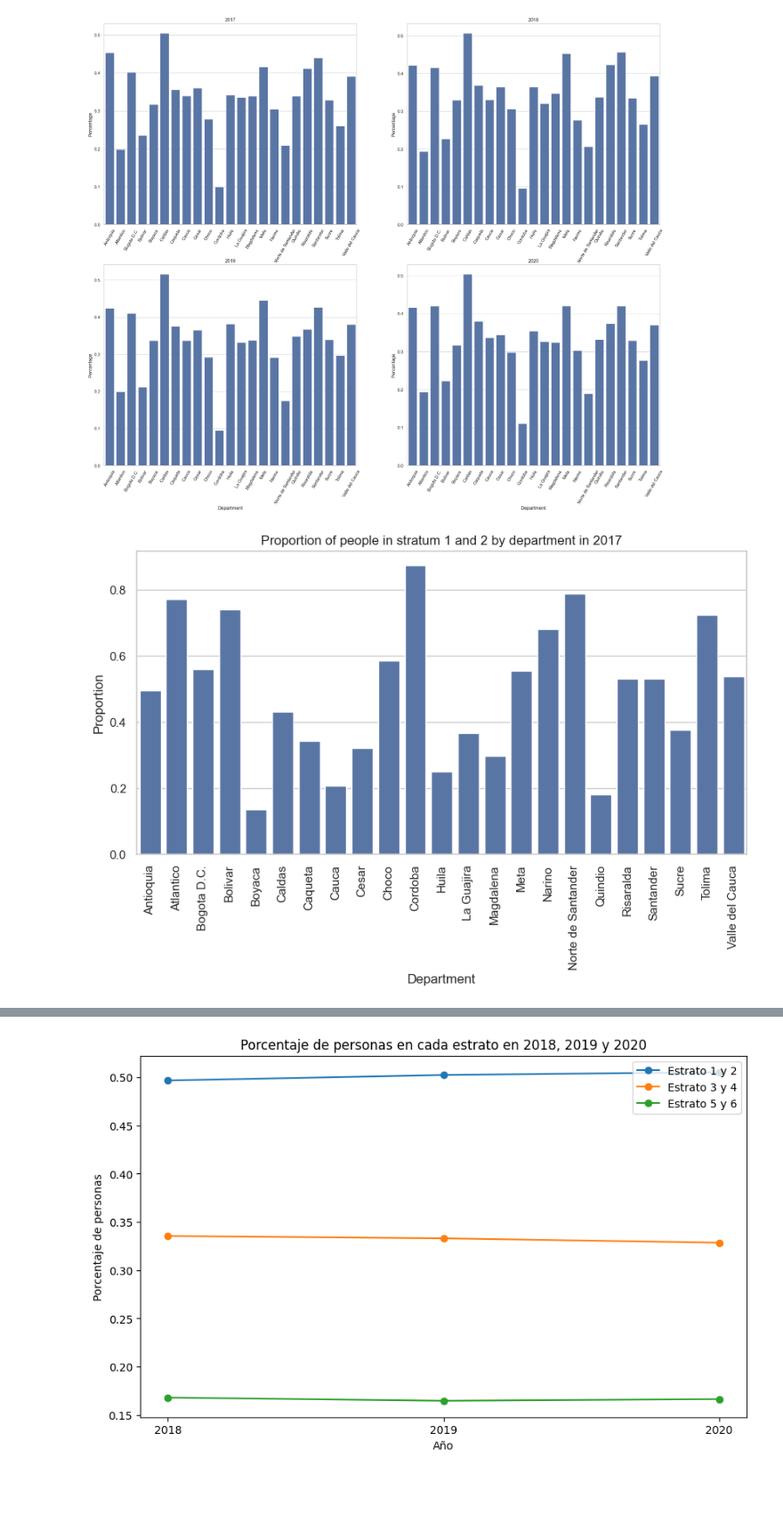
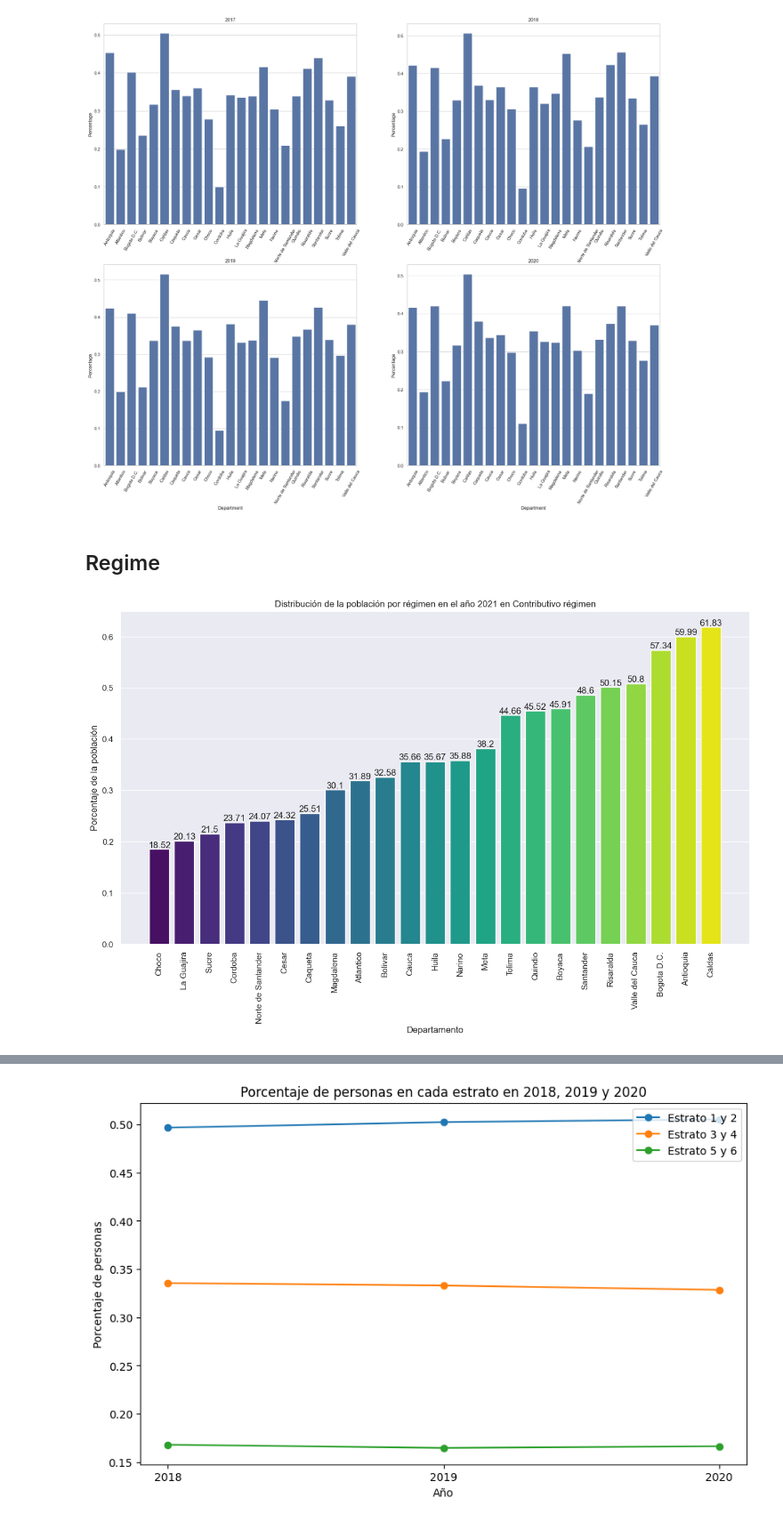
Before and after one commit to dalejandroabel/NASA-Space-Apps, a Jupyter notebook: notebooks/national.ipynb, the cells around one changed output, grey strips where cells are left out. Shown at 89% size. Cells and saved outputs as stored; diff of their text form; code cells hidden in the pictures; blank space fills up the shorter version.

Commit message:
Home dataset information and functions for people dataset

```diff
--- a/notebooks/national.ipynb
+++ b/notebooks/national.ipynb
@@ -311,19 +322,47 @@ axs[1, 1].set_xticklabels(axs[1, 1].get_xticklabels(), rotation = 60)
 
 plt.savefig('../plots/stratum_5_6_by_city.png')
 plt.show()
-# %%
-# Graph of the stratum 1 and 2 by city with seaborn
-
-import seaborn as sns
-
-sns.set_theme(style = 'whitegrid')
-plt.figure(figsize = (10, 5))
-sns.barplot(x = cbaj17_dep.index, y = cbaj17_dep.values)
-plt.title('Proportion of people in stratum 1 and 2 by department in 2017')
-plt.xlabel('Department')
-plt.ylabel('Proportion')
-# Rotate the x-axis labels
-plt.xticks(rotation = 90)
-plt.show()
-# %% [output]
-[figure, removed]
+# %% [markdown]
+## Regime
+# %%
+# Function to get a graph of the regime distribution
+
+def plot_regime_distribution(df, year, typeRegime, give_people):
+
+    df_year = give_people(df, año = year)
+
+    if typeRegime == 'Contributivo':
+        r_year = df_year[df_year['regimen'] == 'Contributivo'].groupby('depto').size() / df_year.groupby('depto').size()
+
+    elif typeRegime == 'Especial':
+        r_year = df_year[df_year['regimen'] == 'Especial'].groupby('depto').size() / df_year.groupby('depto').size()
+
+    elif typeRegime == 'Subsidiado':
+        r_year = df_year[df_year['regimen'] == 'Subsidiado'].groupby('depto').size() / df_year.groupby('depto').size()
+
+    elif typeRegime == 'No sabe, no informa':
+        r_year = df_year[df_year['regimen'] == 'No sabe, no informa'].groupby('depto').size() / df_year.groupby('depto').size()
+
+    # Data in ascending order
+    r_year = r_year.sort_values()
+    # Plot the graph
+
+    plt.figure(figsize=(15, 8))
+
+    sns.barplot(x = r_year.index, y = r_year)
+
+    # Add the value of the percentage over the bars
+    for i in range(len(r_year)):
+        plt.text(i, r_year[i], round(r_year[i]*100, 2), ha = 'center', va = 'bottom')
+
+    plt.title('Distribución de la población por régimen en el año ' + str(year) + ' en ' + typeRegime + ' régimen')
+    plt.xticks(rotation=90)
+    plt.xlabel('Departamento')
+    plt.ylabel('Porcentaje de la población')
+    # Vary the color in the bars
+    plt.bar(r_year.index, r_year, color = sns.color_palette('viridis', len(r_year)))
+    plt.show()
+# %%
+plot_regime_distribution(df_per, 2021, 'Contributivo', give_people)
+# %% [output]
+[figure, added]
```
Also changed, not shown: parts of 20 cells of this notebook, 1 other file.
